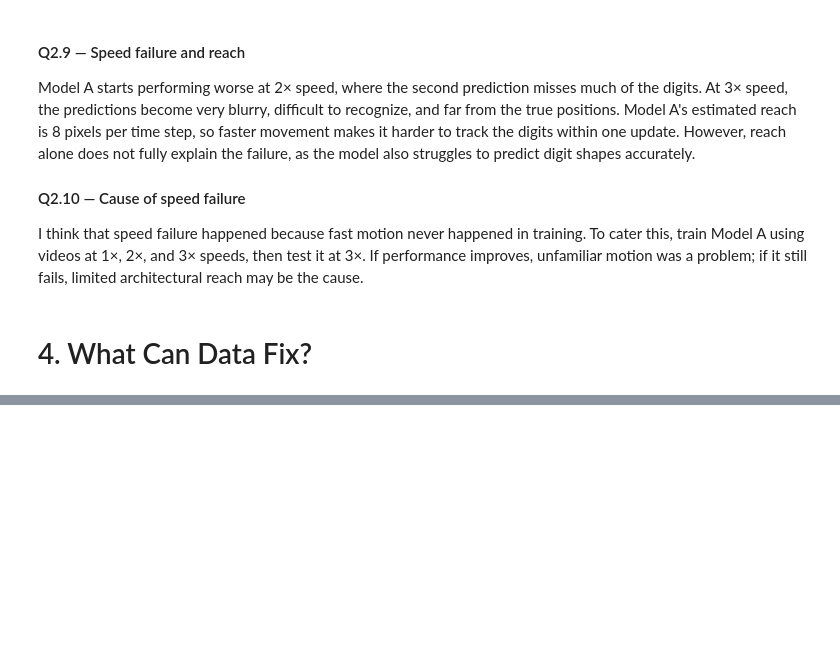
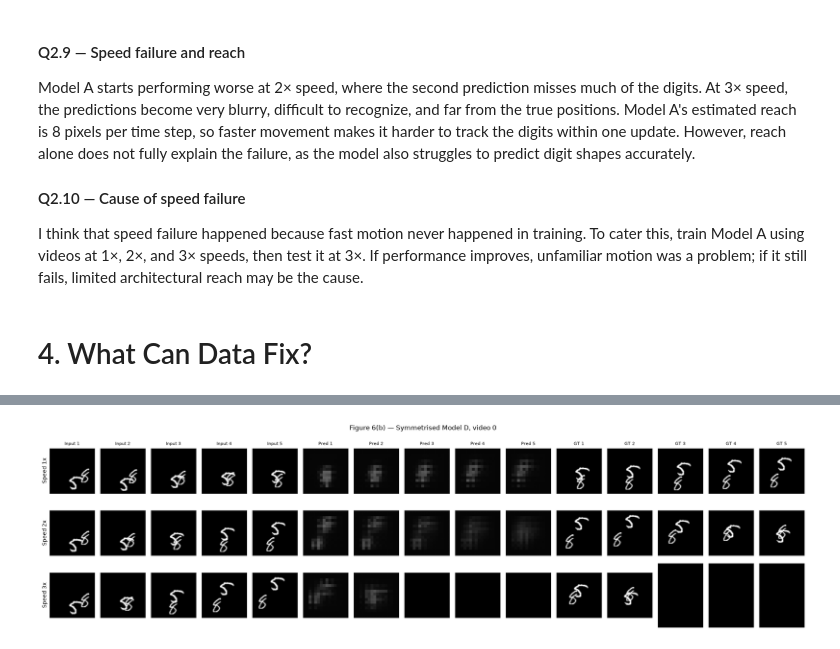
Before and after one commit to obaidhsn/25280049_Assignment2_DL4STG, a Jupyter notebook: 25280049_Question2.ipynb, the cells around one changed output, grey strips where cells are left out. Drawn from its saved outputs; the diff is of its cells as text; code cells hidden in the pictures; blank space fills up the shorter version.

```diff
--- a/25280049_Question2.ipynb
+++ b/25280049_Question2.ipynb
@@ -1494,0 +2166,17 @@ Model B will improve performance on mirrored and rotated videos, while Model C s
+# %%
+final_model = models[("D", 0)]
+final_predictor = lambda x: symmetrised_forecast(final_model, x)
+
+def get_final_video_frames(video_index):
+    video = test_videos[video_index:video_index + 1]
+    X = video[:, :5]
+    Y = video[:, 5:10]
+
+    with torch.no_grad():
+        pred = final_predictor(X.to(device)).cpu()
+
+    return (
+        X[0, :, 0].numpy(),
+        Y[0, :, 0].numpy(),
+        pred[0, :, 0].numpy(),
+    )
@@ -1494,0 +2316,63 @@ Model B will improve performance on mirrored and rotated videos, while Model C s
+# %%
+figure5_video_index = 0  # Change to the exact Figure 5 video index
+
+video = test_videos[figure5_video_index]
+
+fig, axes = plt.subplots(3, 15, figsize=(20, 5.5))
+
+for row, k in enumerate([1, 2, 3]):
+    x, y, _, _ = speedup(video, k)
+
+    x_batch = x.unsqueeze(0).float().to(device)
+
+    with torch.no_grad():
+        pred = final_predictor(x_batch).cpu()[0, :, 0].numpy()
+
+    x = x[:, 0].numpy()
+    y = y[:, 0].numpy()
+
+    # Input frames: columns 0–4
+    for t in range(5):
+        axes[row, t].imshow(x[t], cmap="gray", vmin=0, vmax=1)
+
+    # Predicted frames: columns 5–9
+    for t in range(5):
+        axes[row, 5 + t].imshow(
+            pred[t] if t < len(y) else np.zeros((64, 64)),
+            cmap="gray", vmin=0, vmax=1
+        )
+
+    # Ground-truth frames: columns 10–14
+    for t in range(5):
+        ax = axes[row, 10 + t]
+        if t < len(y):
+            ax.imshow(y[t], cmap="gray", vmin=0, vmax=1)
+        else:
+            ax.set_facecolor("black")
+
+    axes[row, 0].set_ylabel(f"Speed {k}x")
+
+for t in range(5):
+    axes[0, t].set_title(f"Input {t+1}", fontsize=8)
+    axes[0, 5+t].set_title(f"Pred {t+1}", fontsize=8)
+    axes[0, 10+t].set_title(f"GT {t+1}", fontsize=8)
+
+for ax in axes.flat:
+    ax.set_xticks([])
+    ax.set_yticks([])
+
+fig.suptitle(
+    f"Figure 6(b) — Symmetrised Model D, video {figure5_video_index}"
+)
+fig.tight_layout()
+
+fig.savefig(
+    "figures/figure6b_final_model_speed.png",
+    dpi=200,
+    bbox_inches="tight"
+)
+plt.show()
+
+print("Saved figures/figure6b_final_model_speed.png")
+# %% [output]
+[figure, added]
```
Also changed, not shown: parts of 52 cells of this notebook, 20 other files.
